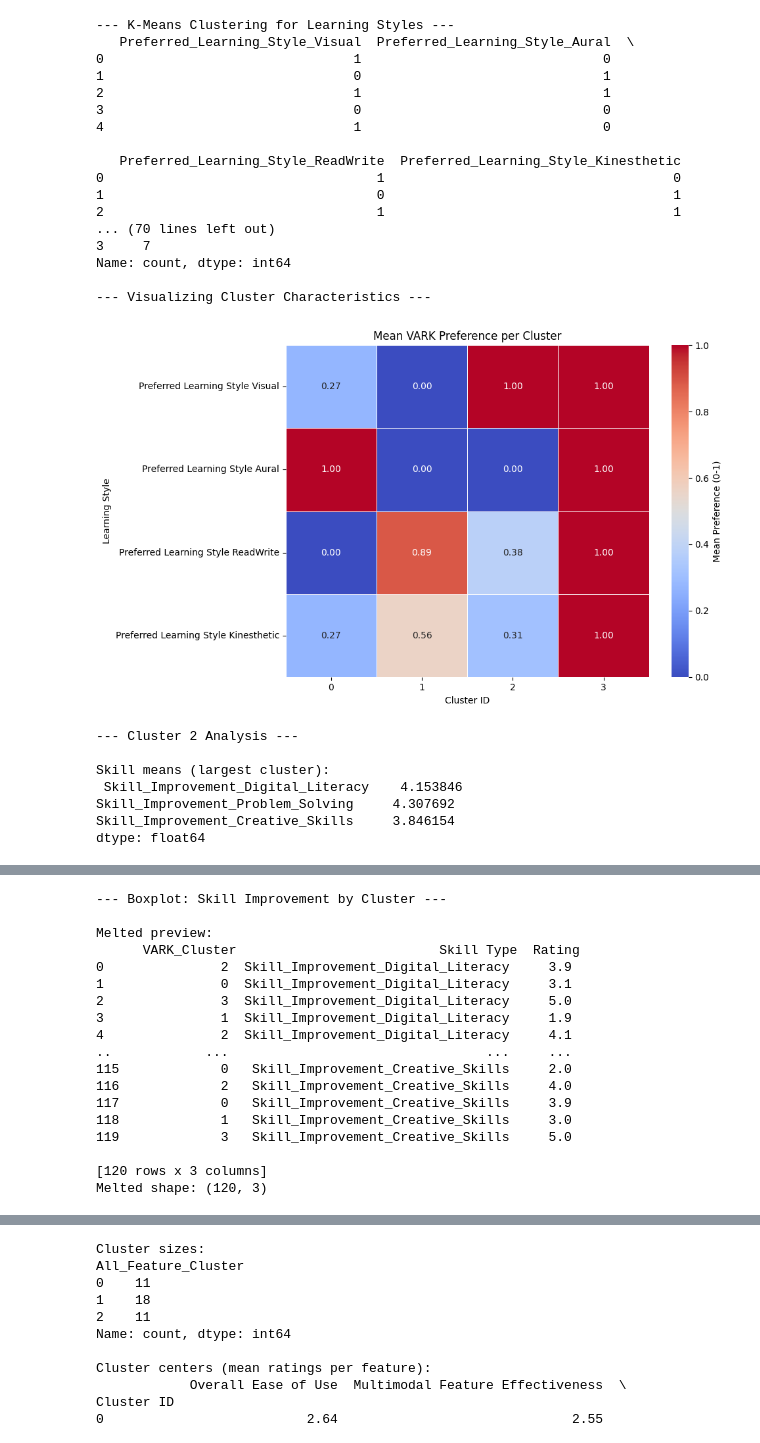
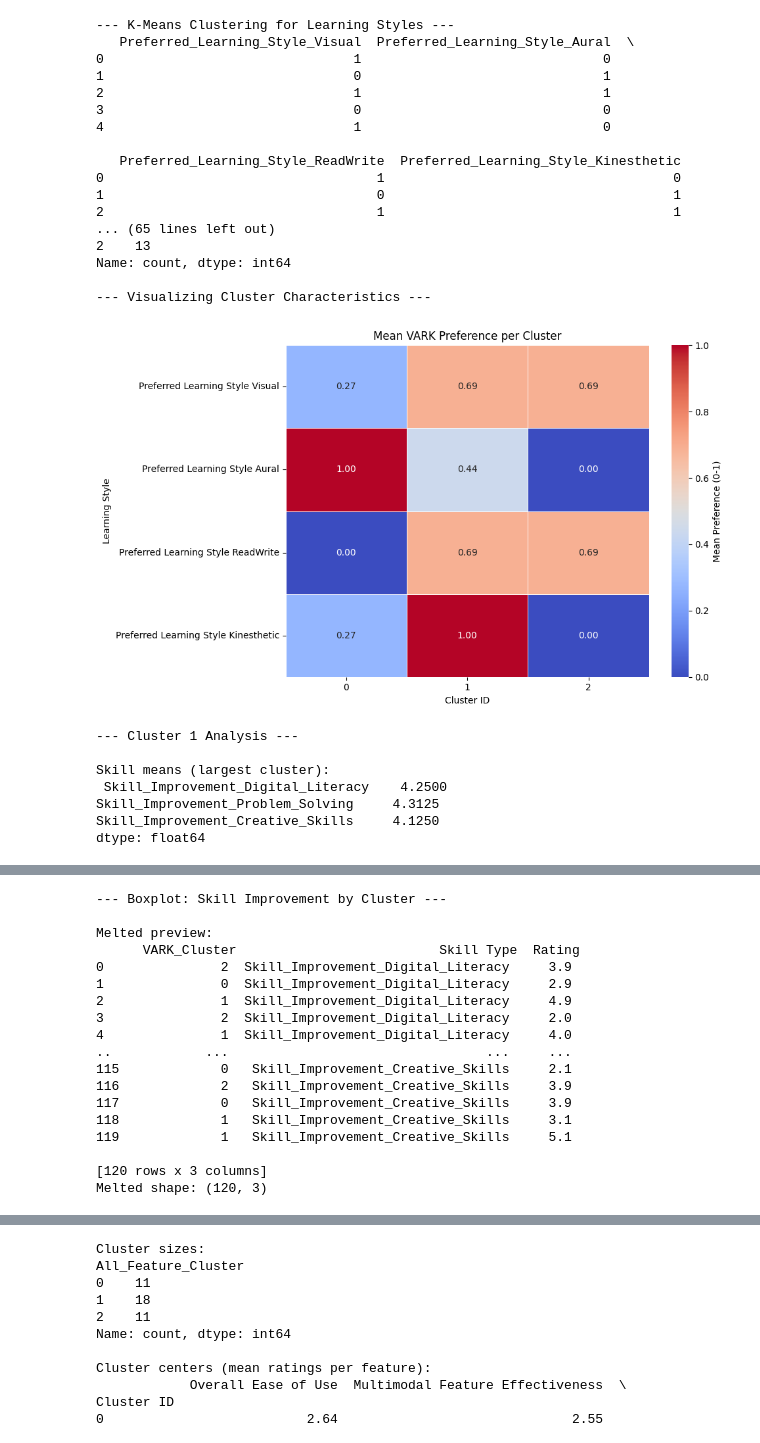
Before and after one commit to plamenna-petrova/stem-multimodal-strategies-data-analysis, a Jupyter notebook: questionnaire-data-analysis.ipynb, the cells around one changed output, grey strips where cells are left out. Drawn from its saved outputs; the diff is of its cells as text; code cells hidden in the pictures.

Commit message:
Changed the number of clusters to 3 for VARK/Skills Improvement analysis, cleaned the linear regression logic out of unnecessary comments

```diff
--- a/questionnaire-data-analysis.ipynb
+++ b/questionnaire-data-analysis.ipynb
@@ -29,7 +29,7 @@ X_vark = df[vark_features]
 print(X_vark.head(5))
 print(X_vark.describe())
 
-chosen_k = 4
+chosen_k = 3
 
 if len(X_vark) < chosen_k:
     print(f"Warning: Number of samples ({len(X_vark)}) is less than chosen_k ({chosen_k}). Adjusting k to {len(X_vark)}.")
@@ -173,40 +173,40 @@ if not cluster_data.empty:
         data=melted_df,
         palette='Set2',
         showfliers=False
     )
     plt.title("Distribution of Skill Improvement Ratings by Cluster")
     plt.xlabel("Skill Type")
     plt.ylabel("Rating")
     plt.legend(title='Cluster', bbox_to_anchor=(1.05, 1), loc='upper left')
     plt.ylim(0, 5)
     plt.xticks(rotation=15, ha='right')
     plt.tight_layout()
     plt.show()
 else:
     print(f"\nWarning: Cluster {cluster_id} is empty and cannot be plotted.")
 # %% [output]
 --- K-Means Clustering for Learning Styles ---
    Preferred_Learning_Style_Visual  Preferred_Learning_Style_Aural  \
 0                                1                               0
 1                                0                               1
 2                                1                               1
 3                                0                               0
 4                                1                               0
 
    Preferred_Learning_Style_ReadWrite  Preferred_Learning_Style_Kinesthetic
 0                                   1                                     0
 1                                   0                                     1
 2                                   1                                     1
-... (70 lines left out)
-3     7
+... (65 lines left out)
+2    13
 Name: count, dtype: int64
 
 --- Visualizing Cluster Characteristics ---
-[figure, old version]
+[figure, new version]
---- Cluster 2 Analysis ---
+--- Cluster 1 Analysis ---
 
 Skill means (largest cluster):
- Skill_Improvement_Digital_Literacy    4.153846
-Skill_Improvement_Problem_Solving     4.307692
-Skill_Improvement_Creative_Skills     3.846154
+ Skill_Improvement_Digital_Literacy    4.2500
+Skill_Improvement_Problem_Solving     4.3125
+Skill_Improvement_Creative_Skills     4.1250
 dtype: float64
@@ -216,16 +216,16 @@ dtype: float64
 Melted preview:
       VARK_Cluster                          Skill Type  Rating
 0               2  Skill_Improvement_Digital_Literacy     3.9
-1               0  Skill_Improvement_Digital_Literacy     3.1
-2               3  Skill_Improvement_Digital_Literacy     5.0
-3               1  Skill_Improvement_Digital_Literacy     1.9
-4               2  Skill_Improvement_Digital_Literacy     4.1
+1               0  Skill_Improvement_Digital_Literacy     2.9
+2               1  Skill_Improvement_Digital_Literacy     4.9
+3               2  Skill_Improvement_Digital_Literacy     2.0
+4               1  Skill_Improvement_Digital_Literacy     4.0
 ..            ...                                 ...     ...
-115             0   Skill_Improvement_Creative_Skills     2.0
-116             2   Skill_Improvement_Creative_Skills     4.0
+115             0   Skill_Improvement_Creative_Skills     2.1
+116             2   Skill_Improvement_Creative_Skills     3.9
 117             0   Skill_Improvement_Creative_Skills     3.9
-118             1   Skill_Improvement_Creative_Skills     3.0
-119             3   Skill_Improvement_Creative_Skills     5.0
+118             1   Skill_Improvement_Creative_Skills     3.1
+119             1   Skill_Improvement_Creative_Skills     5.1
 
 [120 rows x 3 columns]
 Melted shape: (120, 3)
```
Also changed, not shown: parts of 2 cells of this notebook.
